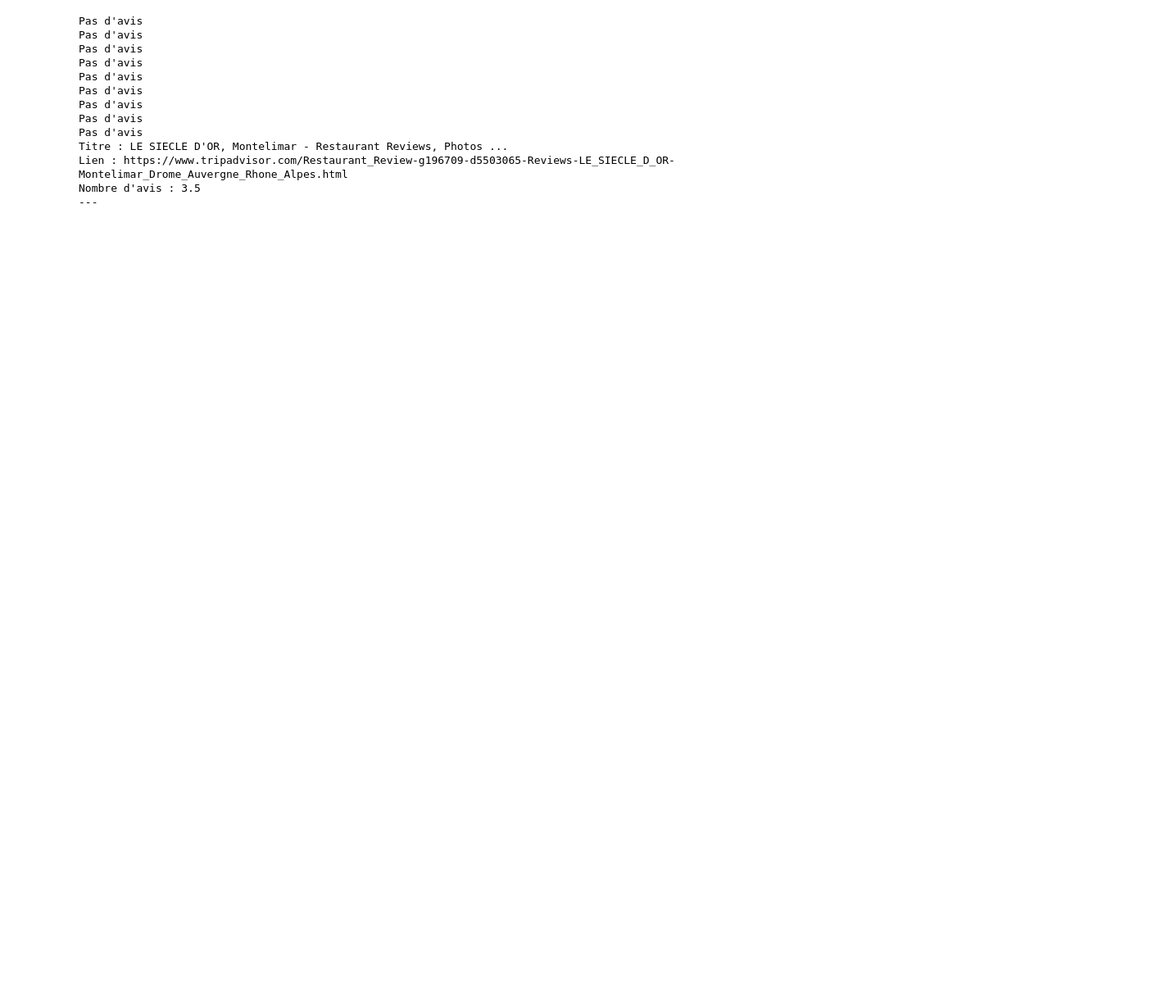
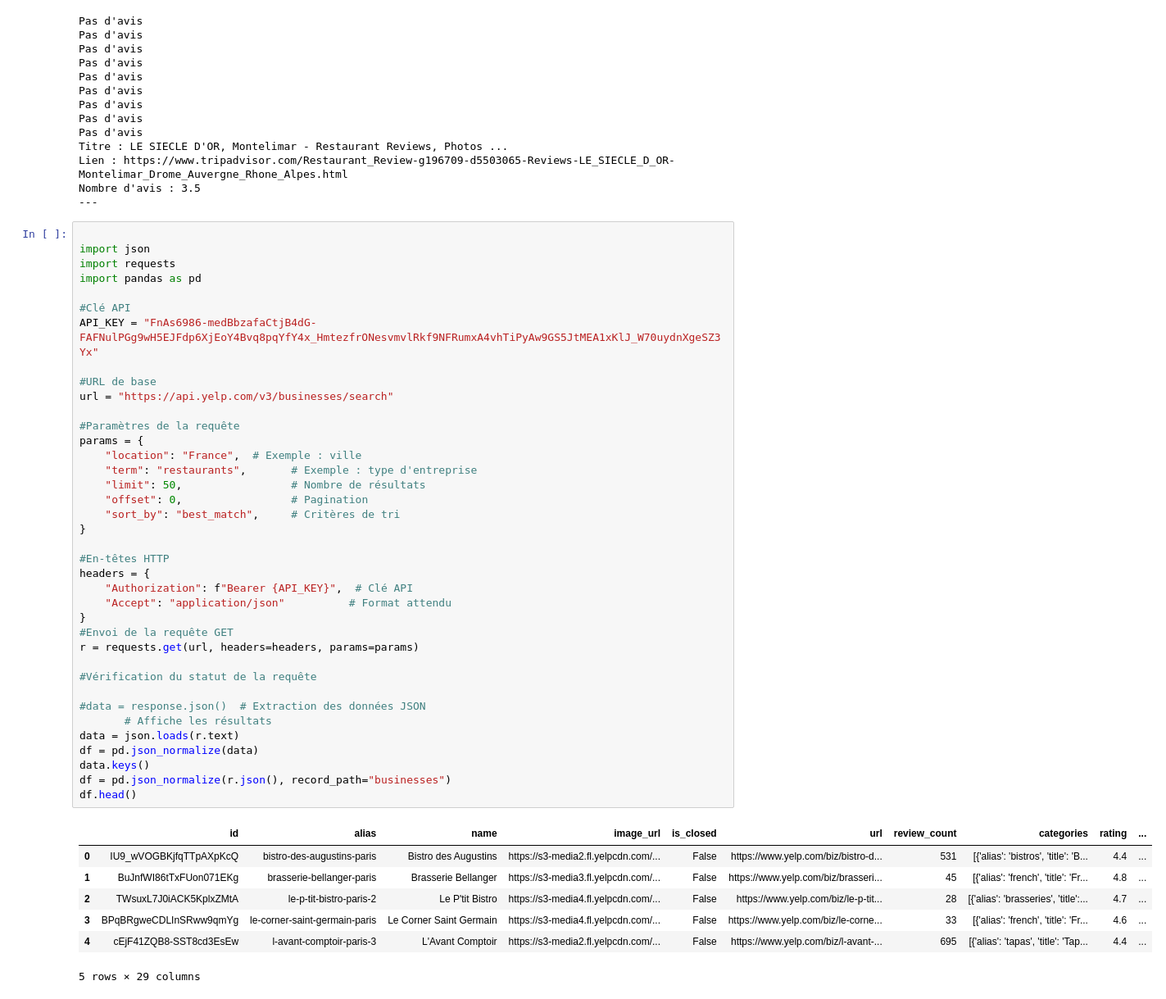
Before and after one commit to aurelieDANIEL2003/AAA_table, a Jupyter notebook: essai.ipynb, the cells around one changed output. Shown at 82% size. Cells and saved outputs as stored; diff of their text form; blank space fills up the shorter version.

```diff
--- a/essai.ipynb
+++ b/essai.ipynb
@@ -281,3 +281,49 @@ Titre : LE SIECLE D'OR, Montelimar - Restaurant Reviews, Photos ...
 Lien : https://www.tripadvisor.com/Restaurant_Review-g196709-d5503065-Reviews-LE_SIECLE_D_OR-Montelimar_Drome_Auvergne_Rhone_Alpes.html
 Nombre d'avis : 3.5
 ---
+# %%
+
+import json
+import requests
+import pandas as pd
+
+#Clé API
+API_KEY = "FnAs6986-medBbzafaCtjB4dG-FAFNulPGg9wH5EJFdp6XjEoY4Bvq8pqYfY4x_HmtezfrONesvmvlRkf9NFRumxA4vhTiPyAw9GS5JtMEA1xKlJ_W70uydnXgeSZ3Yx"
+
+#URL de base
+url = "https://api.yelp.com/v3/businesses/search"
+
+#Paramètres de la requête
+params = {
+    "location": "France",  # Exemple : ville
+    "term": "restaurants",       # Exemple : type d'entreprise
+    "limit": 50,                 # Nombre de résultats
+    "offset": 0,                 # Pagination
+    "sort_by": "best_match",     # Critères de tri
+}
+
+#En-têtes HTTP
+headers = {
+    "Authorization": f"Bearer {API_KEY}",  # Clé API
+    "Accept": "application/json"          # Format attendu
+}
+#Envoi de la requête GET
+r = requests.get(url, headers=headers, params=params)
+
+#Vérification du statut de la requête
+
+#data = response.json()  # Extraction des données JSON
+       # Affiche les résultats
+data = json.loads(r.text)
+df = pd.json_normalize(data)
+data.keys()
+df = pd.json_normalize(r.json(), record_path="businesses")
+df.head()
+# %% [output]
+|  | id | alias | name | image_url | is_closed | url | review_count | categories | rating | ... |
+| 0 | IU9_wVOGBKjfqTTpAXpKcQ | bistro-des-augustins-paris | Bistro des Augustins | https://s3-media2.fl.yelpcdn.com/... | False | https://www.yelp.com/biz/bistro-d... | 531 | [{'alias': 'bistros', 'title': 'B... | 4.4 | ... |
+| 1 | BuJnfWI86tTxFUon071EKg | brasserie-bellanger-paris | Brasserie Bellanger | https://s3-media3.fl.yelpcdn.com/... | False | https://www.yelp.com/biz/brasseri... | 45 | [{'alias': 'french', 'title': 'Fr... | 4.8 | ... |
+| 2 | TWsuxL7J0iACK5KplxZMtA | le-p-tit-bistro-paris-2 | Le P'tit Bistro | https://s3-media4.fl.yelpcdn.com/... | False | https://www.yelp.com/biz/le-p-tit... | 28 | [{'alias': 'brasseries', 'title':... | 4.7 | ... |
+| 3 | BPqBRgweCDLInSRww9qmYg | le-corner-saint-germain-paris | Le Corner Saint Germain | https://s3-media4.fl.yelpcdn.com/... | False | https://www.yelp.com/biz/le-corne... | 33 | [{'alias': 'french', 'title': 'Fr... | 4.6 | ... |
+| 4 | cEjF41ZQB8-SST8cd3EsEw | l-avant-comptoir-paris-3 | L'Avant Comptoir | https://s3-media2.fl.yelpcdn.com/... | False | https://www.yelp.com/biz/l-avant-... | 695 | [{'alias': 'tapas', 'title': 'Tap... | 4.4 | ... |
+5 rows × 29 columns
```
Also changed, not shown: parts of 5 cells of this notebook, 5 other files.
